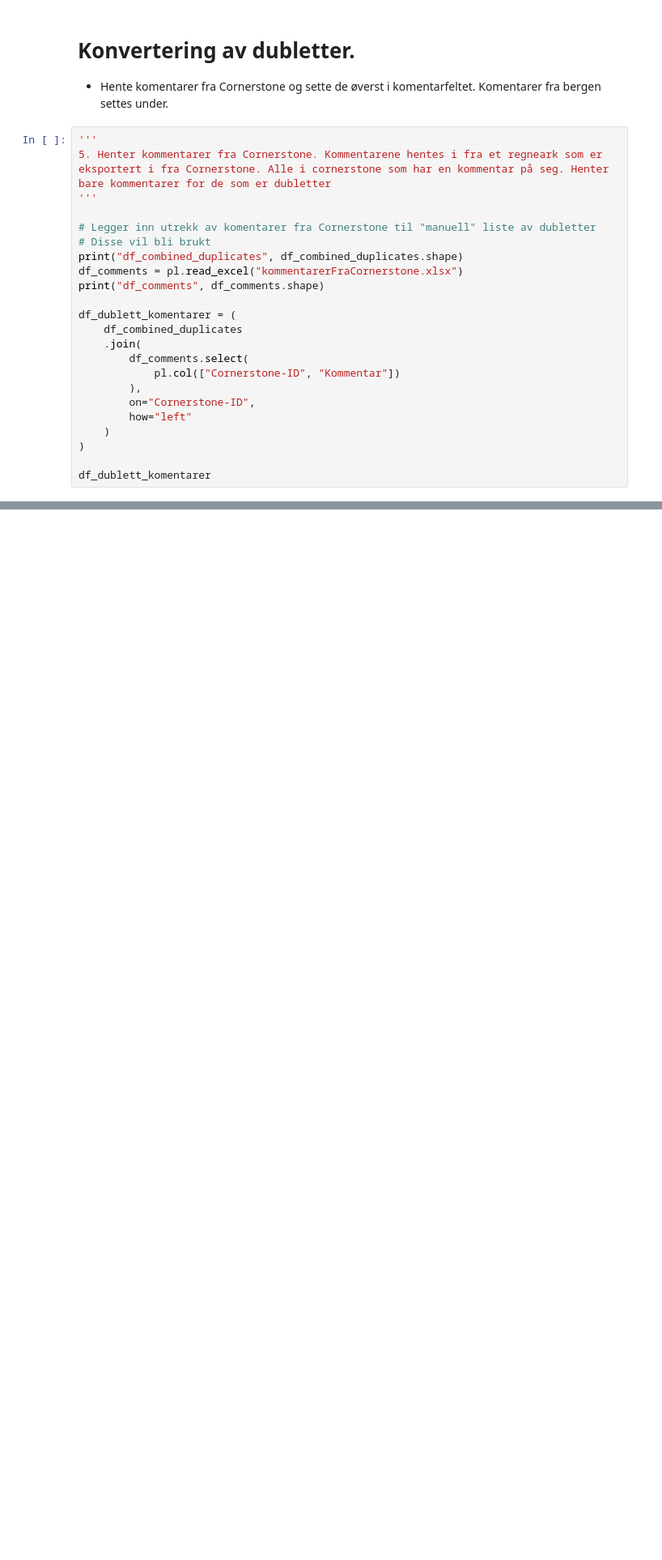
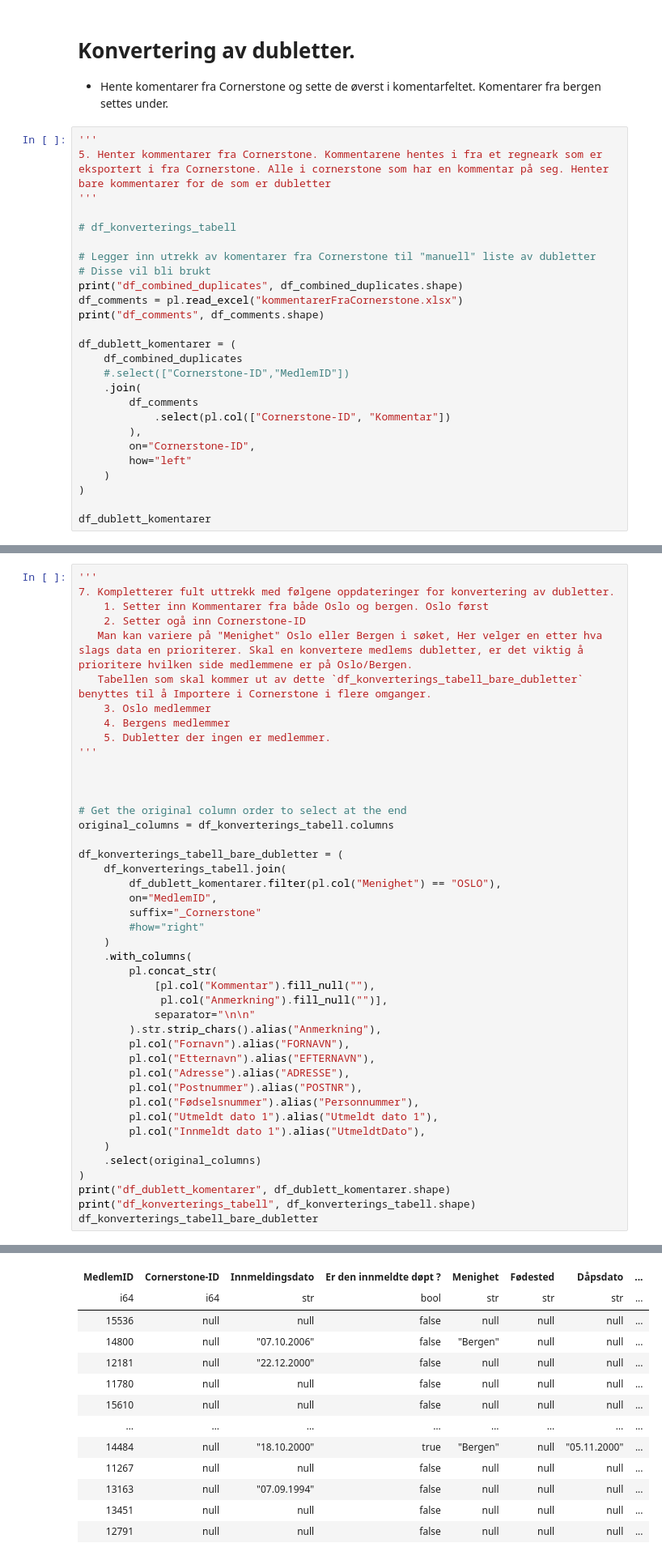
Before and after one commit to craftsmandigital/Bergens-konvertering, a Jupyter notebook: konvertering.ipynb, the cells around one changed output, grey strips where cells are left out. Shown: that part at 81% size. Saved outputs shown, nothing was run; the diff lists cells and outputs as text; blank space fills up the shorter version.

```diff
--- a/konvertering.ipynb
+++ b/konvertering.ipynb
@@ -322,6 +322,8 @@ shape: (4, 9)
 '''
 5. Henter kommentarer fra Cornerstone. Kommentarene hentes i fra et regneark som er eksportert i fra Cornerstone. Alle i cornerstone som har en kommentar på seg. Henter bare kommentarer for de som er dubletter
 '''
+
+# df_konverterings_tabell
 
 # Legger inn utrekk av komentarer fra Cornerstone til "manuell" liste av dubletter
 # Disse vil bli brukt
@@ -331,9 +333,10 @@ print("df_comments", df_comments.shape)
 
 df_dublett_komentarer = (
     df_combined_duplicates
+    #.select(["Cornerstone-ID","MedlemID"])
     .join(
-        df_comments.select(
-            pl.col(["Cornerstone-ID", "Kommentar"])
+        df_comments
+            .select(pl.col(["Cornerstone-ID", "Kommentar"])
         ),
         on="Cornerstone-ID",
         how="left"
@@ -435,0 +364,44 @@ shape: (63, 67)
+# %%
+'''
+7. Kompletterer fult uttrekk med følgene oppdateringer for konvertering av dubletter.
+	1. Setter inn Kommentarer fra både Oslo og bergen. Oslo først
+	2. Setter ogå inn Cornerstone-ID
+   Man kan variere på "Menighet" Oslo eller Bergen i søket, Her velger en etter hva slags data en prioriterer. Skal en konvertere medlems dubletter, er det viktig å prioritere hvilken side medlemmene er på Oslo/Bergen.
+   Tabellen som skal kommer ut av dette `df_konverterings_tabell_bare_dubletter` benyttes til å Importere i Cornerstone i flere omganger.
+	3. Oslo medlemmer
+	4. Bergens medlemmer
+	5. Dubletter der ingen er medlemmer.
+'''
+
+
+
+# Get the original column order to select at the end
+original_columns = df_konverterings_tabell.columns
+
+df_konverterings_tabell_bare_dubletter = (
+    df_konverterings_tabell.join(
+        df_dublett_komentarer.filter(pl.col("Menighet") == "OSLO"),
+        on="MedlemID",
+        suffix="_Cornerstone"
+        #how="right"
+    )
+    .with_columns(
+        pl.concat_str(
+            [pl.col("Kommentar").fill_null(""),
+             pl.col("Anmerkning").fill_null("")],
+            separator="\n\n"
+        ).str.strip_chars().alias("Anmerkning"),
+        pl.col("Fornavn").alias("FORNAVN"),
+        pl.col("Etternavn").alias("EFTERNAVN"),
+        pl.col("Adresse").alias("ADRESSE"),
+        pl.col("Postnummer").alias("POSTNR"),
+        pl.col("Fødselsnummer").alias("Personnummer"),
+        pl.col("Utmeldt dato 1").alias("Utmeldt dato 1"),
+        pl.col("Innmeldt dato 1").alias("UtmeldtDato"),
+    )
+    .select(original_columns)
+)
+print("df_dublett_komentarer", df_dublett_komentarer.shape)
+print("df_konverterings_tabell", df_konverterings_tabell.shape)
+df_konverterings_tabell_bare_dubletter
+# %% [output]
@@ -435,0 +411,13 @@ shape: (63, 67)
+| MedlemID | Cornerstone-ID | Innmeldingsdato | Er den innmeldte døpt ? | Menighet | Fødested | Dåpsdato | ... |
+| i64 | i64 | str | bool | str | str | str | ... |
+| 15536 | null | null | false | null | null | null | ... |
+| 14800 | null | "07.10.2006" | false | "Bergen" | null | null | ... |
+| 12181 | null | "22.12.2000" | false | null | null | null | ... |
+| 11780 | null | null | false | null | null | null | ... |
+| 15610 | null | null | false | null | null | null | ... |
+| … | … | … | … | … | … | … | ... |
+| 14484 | null | "18.10.2000" | true | "Bergen" | null | "05.11.2000" | ... |
+| 11267 | null | null | false | null | null | null | ... |
+| 13163 | null | "07.09.1994" | false | null | null | null | ... |
+| 13451 | null | null | false | null | null | null | ... |
+| 12791 | null | null | false | null | null | null | ... |
```
Also changed, not shown: parts of 5 cells of this notebook.
